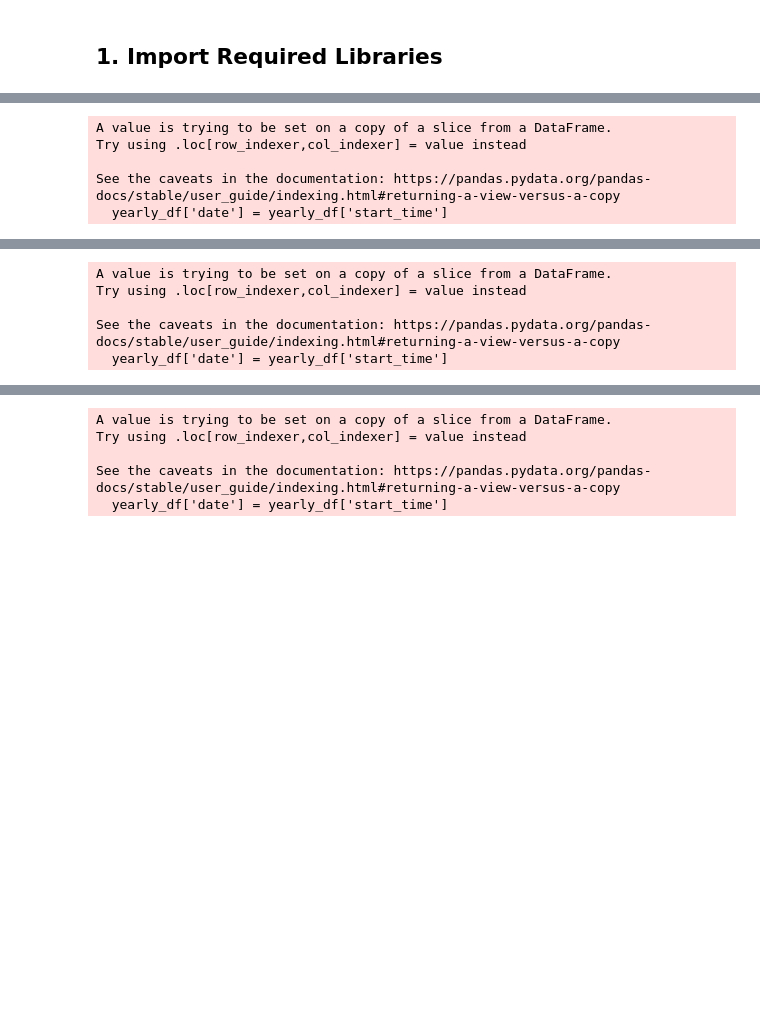
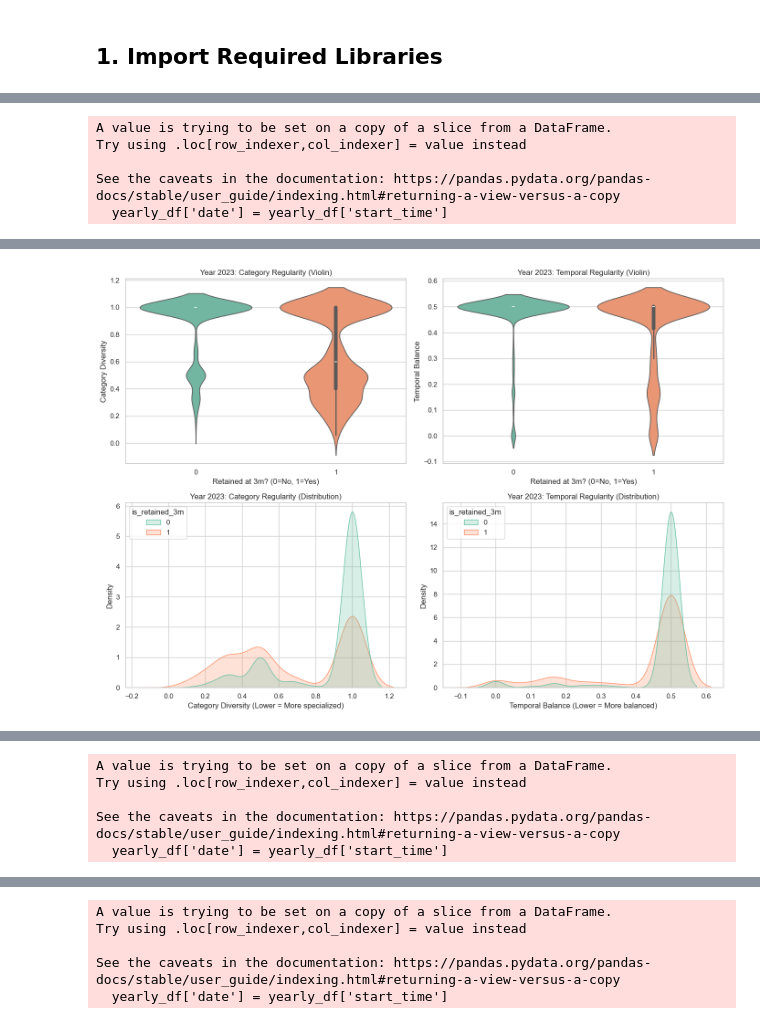
Before and after one commit to Prampyl/FitFam_research, a Jupyter notebook: hypothesis_1/analysis_H1_yearly.ipynb, the cells around one changed output, grey strips where cells are left out. Saved outputs shown, nothing was run; the diff lists cells and outputs as text; code cells hidden in the pictures; blank space fills up the shorter version.

Commit message:
update plots

```diff
--- a/hypothesis_1/analysis_H1_yearly.ipynb
+++ b/hypothesis_1/analysis_H1_yearly.ipynb
@@ -31,13 +31,13 @@ Données chargées.
 # %%
 def analyze_year(year):
-    print(f"\n--- Analyse pour l'année {year} ---")
+    print(f"\n--- Analysis for Year {year} ---")
     yearly_df = unified_df[unified_df['start_time'].dt.year == year]
     yearly_df['date'] = yearly_df['start_time']
     yearly_df = yearly_df.sort_values(['user_id', 'date'])
 
-    print(f"Total lignes : {len(yearly_df)}")
-    print(f"Total utilisateurs : {yearly_df['user_id'].nunique()}")
-    print(f"Période : du {yearly_df['date'].min()} au {yearly_df['date'].max()}")
+    print(f"Total lines : {len(yearly_df)}")
+    print(f"Total users : {yearly_df['user_id'].nunique()}")
+    print(f"Period : from {yearly_df['date'].min()} to {yearly_df['date'].max()}")
 
     # Feature Engineering
     user_start = yearly_df.groupby('user_id')['date'].min().reset_index()
@@ -51,7 +51,7 @@ def analyze_year(year):
     valid_users = user_start[user_start['start_date'] <= cutoff_date]['user_id']
     df_cohort = df[df['user_id'].isin(valid_users)].copy()
 
-    print(f"Utilisateurs analysables (>90 jours d'ancienneté) : {df_cohort['user_id'].nunique()}")
+    print(f"Analyzable users (>90 days seniority) : {df_cohort['user_id'].nunique()}")
 
     early_activity = df_cohort[df_cohort['days_since_start'] <= 14]
 
@@ -85,34 +85,71 @@ def analyze_year(year):
     h1_data = h1_data.merge(category_reg, on='user_id', how='left')
     h1_data = h1_data.merge(temporal_reg, on='user_id', how='left')
 
-    print("Nouvelles métriques de régularité calculées.")
-    display(h1_data.head())
+    print("New regularity metrics calculated.")
+    if not h1_data.empty:
+        # Visualizations (Violin and KDE)
+        plt.figure(figsize=(14, 10))
+
+        # Violin Plot Category Regularity
+        plt.subplot(2, 2, 1)
+        sns.violinplot(x='is_retained_3m', y='category_regularity_14d', data=h1_data, palette="Set2", hue='is_retained_3m', legend=False)
+        plt.title(f"Year {year}: Category Regularity (Violin)")
+        plt.xlabel("Retained at 3m? (0=No, 1=Yes)")
+        plt.ylabel("Category Diversity")
+
+        # Violin Plot Temporal Regularity
+        plt.subplot(2, 2, 2)
+        sns.violinplot(x='is_retained_3m', y='temporal_regularity_14d', data=h1_data, palette="Set2", hue='is_retained_3m', legend=False)
+        plt.title(f"Year {year}: Temporal Regularity (Violin)")
+        plt.xlabel("Retained at 3m? (0=No, 1=Yes)")
+        plt.ylabel("Temporal Balance")
+
+        # KDE Plot Category Distribution
+        plt.subplot(2, 2, 3)
+        sns.kdeplot(data=h1_data, x='category_regularity_14d', hue='is_retained_3m', fill=True, palette="Set2", common_norm=False)
+        plt.title(f"Year {year}: Category Regularity (Distribution)")
+        plt.xlabel("Category Diversity (Lower = More specialized)")
+        plt.ylabel("Density")
+
+        # KDE Plot Temporal Distribution
+        plt.subplot(2, 2, 4)
+        sns.kdeplot(data=h1_data, x='temporal_regularity_14d', hue='is_retained_3m', fill=True, palette="Set2", common_norm=False)
+        plt.title(f"Year {year}: Temporal Regularity (Distribution)")
+        plt.xlabel("Temporal Balance (Lower = More balanced)")
+        plt.ylabel("Density")
+
+        plt.tight_layout()
+        plt.show()
 
     # Statistical Analysis
     valid_cat = h1_data.dropna(subset=['category_regularity_14d'])
-    group_retained_cat = valid_cat[valid_cat['is_retained_3m'] == 1]['category_regularity_14d']
-    group_churned_cat = valid_cat[valid_cat['is_retained_3m'] == 0]['category_regularity_14d']
-
-    from scipy.stats import mannwhitneyu
-    stat, p_value_cat = mannwhitneyu(group_retained_cat, group_churned_cat, alternative='two-sided')
-
-    print("Test sur la régularité par catégorie (diversité) :")
-    print(f"P-value = {p_value_cat:.5f}")
+    if not valid_cat.empty and valid_cat['is_retained_3m'].nunique() > 1:
+        group_retained_cat = valid_cat[valid_cat['is_retained_3m'] == 1]['category_regularity_14d']
+        group_churned_cat = valid_cat[valid_cat['is_retained_3m'] == 0]['category_regularity_14d']
+        from scipy.stats import mannwhitneyu
+        stat, p_value_cat = mannwhitneyu(group_retained_cat, group_churned_cat, alternative='two-sided')
+        print("Test on category regularity (diversity) :")
+        print(f"P-value = {p_value_cat:.5f}")
+    else:
+        print("Not enough data for category regularity test.")
 
     valid_temp = h1_data.dropna(subset=['temporal_regularity_14d'])
-    group_retained_temp = valid_temp[valid_temp['is_retained_3m'] == 1]['temporal_regularity_14d']
-    group_churned_temp = valid_temp[valid_temp['is_retained_3m'] == 0]['temporal_regularity_14d']
-
-    stat, p_value_temp = mannwhitneyu(group_retained_temp, group_churned_temp, alternative='two-sided')
-
-    print("Test sur la régularité temporelle :")
-    print(f"P-value = {p_value_temp:.5f}")
+    if not valid_temp.empty and valid_temp['is_retained_3m'].nunique() > 1:
+        group_retained_temp = valid_temp[valid_temp['is_retained_3m'] == 1]['temporal_regularity_14d']
+        group_churned_temp = valid_temp[valid_temp['is_retained_3m'] == 0]['temporal_regularity_14d']
+        from scipy.stats import mannwhitneyu
+        stat, p_value_temp = mannwhitneyu(group_retained_temp, group_churned_temp, alternative='two-sided')
+        print("Test on temporal regularity :")
+        print(f"P-value = {p_value_temp:.5f}")
+    else:
+        print("Not enough data for temporal regularity test.")
 
     # Save Results
-    h1_data.to_csv(f'h1_exploratory_results_{year}.csv', index=False)
-    print(f"Résultats sauvegardés dans h1_exploratory_results_{year}.csv")
+    if not h1_data.empty:
+        h1_data.to_csv(f'h1_exploratory_results_{year}.csv', index=False)
+        print(f"Results saved in h1_exploratory_results_{year}.csv")
 
-# Analyse pour chaque année
+# Analysis for each year
 for year in [2023, 2024, 2025]:
     analyze_year(year)
 # %% [output]
@@ -135,0 +167 @@ Nouvelles métriques de régularité calculées.
+[figure, added]
```
Also changed, not shown: parts of 3 cells of this notebook, 2 other files.
